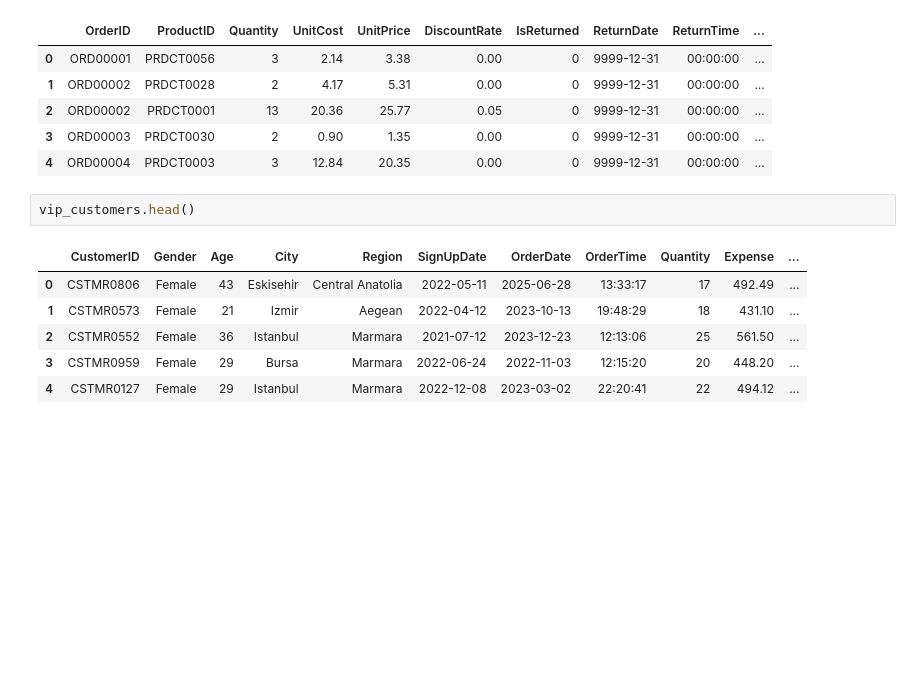
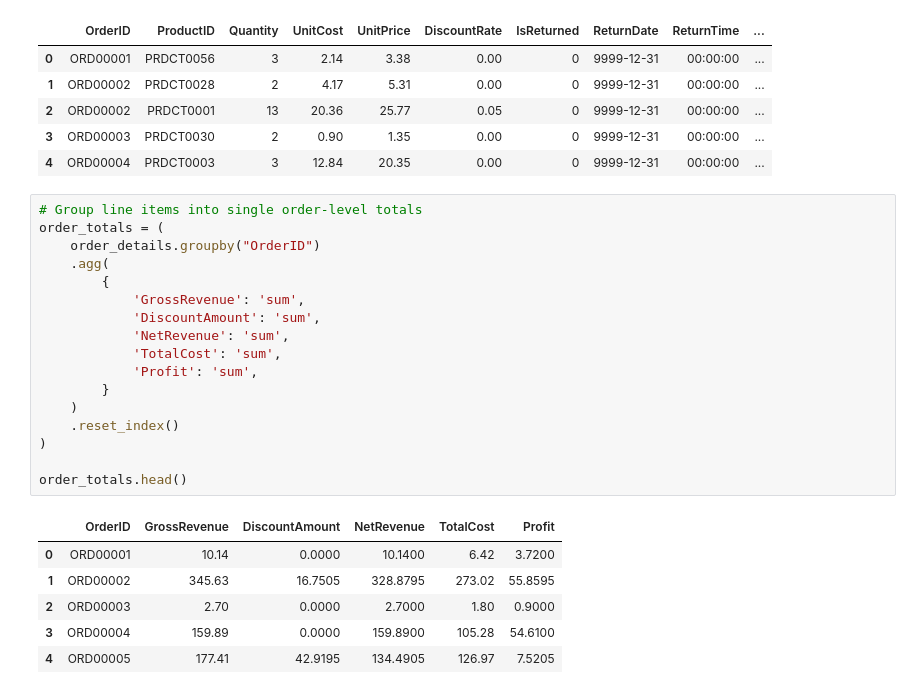
Before and after one commit to geff-ghost/notebooks, a Jupyter notebook: retail_data/MixedKnowledge.ipynb, the cells around one changed output. Saved outputs shown, nothing was run; the diff lists cells and outputs as text; blank space fills up the shorter version.

```diff
--- a/retail_data/MixedKnowledge.ipynb
+++ b/retail_data/MixedKnowledge.ipynb
@@ -1416,11 +1402,26 @@ order_details.head()
 | 3 | ORD00003 | PRDCT0030 | 2 | 0.90 | 1.35 | 0.00 | 0 | 9999-12-31 | 00:00:00 | ... |
 | 4 | ORD00004 | PRDCT0003 | 3 | 12.84 | 20.35 | 0.00 | 0 | 9999-12-31 | 00:00:00 | ... |
 # %%
-vip_customers.head()
+# Group line items into single order-level totals
+order_totals = (
+    order_details.groupby("OrderID")
+    .agg(
+        {
+            'GrossRevenue': 'sum',
+            'DiscountAmount': 'sum',
+            'NetRevenue': 'sum',
+            'TotalCost': 'sum',
+            'Profit': 'sum',
+        }
+    )
+    .reset_index()
+)
+
+order_totals.head()
 # %% [output]
-|  | CustomerID | Gender | Age | City | Region | SignUpDate | OrderDate | OrderTime | Quantity | Expense | ... |
-| 0 | CSTMR0806 | Female | 43 | Eskisehir | Central Anatolia | 2022-05-11 | 2025-06-28 | 13:33:17 | 17 | 492.49 | ... |
-| 1 | CSTMR0573 | Female | 21 | Izmir | Aegean | 2022-04-12 | 2023-10-13 | 19:48:29 | 18 | 431.10 | ... |
-| 2 | CSTMR0552 | Female | 36 | Istanbul | Marmara | 2021-07-12 | 2023-12-23 | 12:13:06 | 25 | 561.50 | ... |
-| 3 | CSTMR0959 | Female | 29 | Bursa | Marmara | 2022-06-24 | 2022-11-03 | 12:15:20 | 20 | 448.20 | ... |
-| 4 | CSTMR0127 | Female | 29 | Istanbul | Marmara | 2022-12-08 | 2023-03-02 | 22:20:41 | 22 | 494.12 | ... |
+|  | OrderID | GrossRevenue | DiscountAmount | NetRevenue | TotalCost | Profit |
+| 0 | ORD00001 | 10.14 | 0.0000 | 10.1400 | 6.42 | 3.7200 |
+| 1 | ORD00002 | 345.63 | 16.7505 | 328.8795 | 273.02 | 55.8595 |
+| 2 | ORD00003 | 2.70 | 0.0000 | 2.7000 | 1.80 | 0.9000 |
+| 3 | ORD00004 | 159.89 | 0.0000 | 159.8900 | 105.28 | 54.6100 |
+| 4 | ORD00005 | 177.41 | 42.9195 | 134.4905 | 126.97 | 7.5205 |
```
Also changed, not shown: parts of 11 cells of this notebook.
